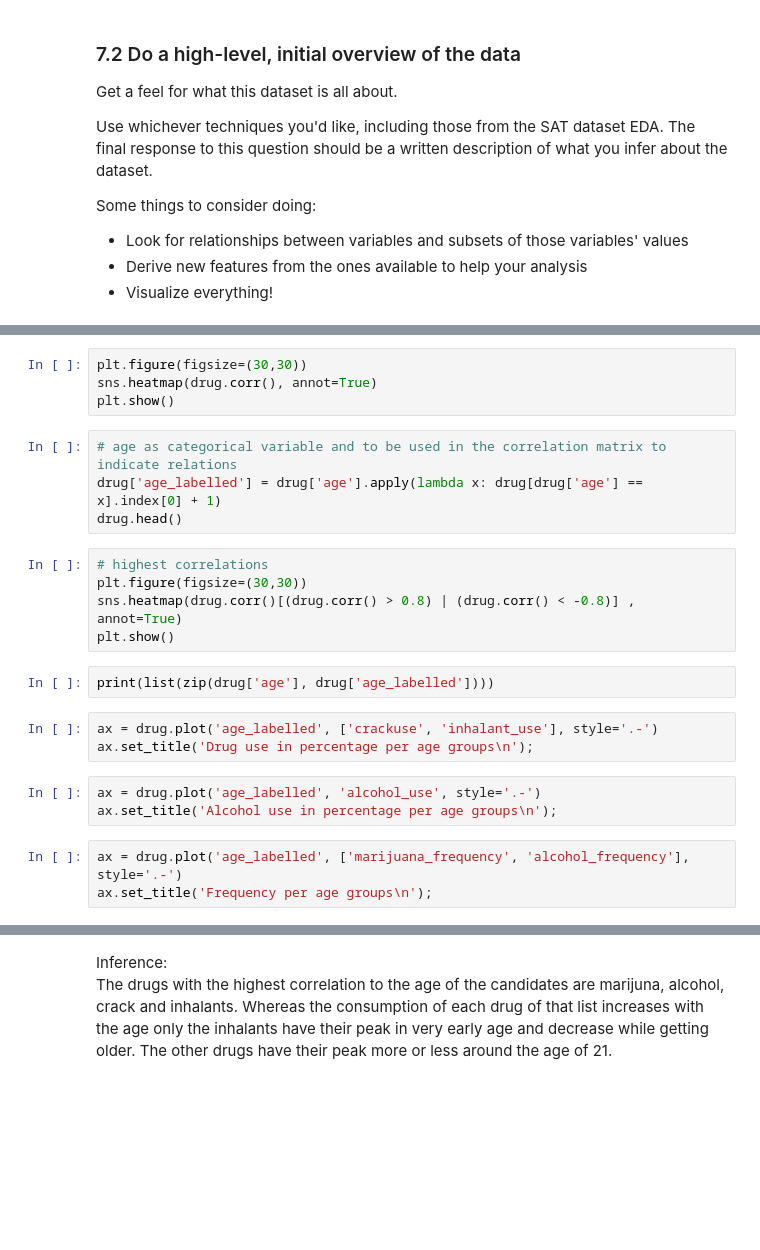
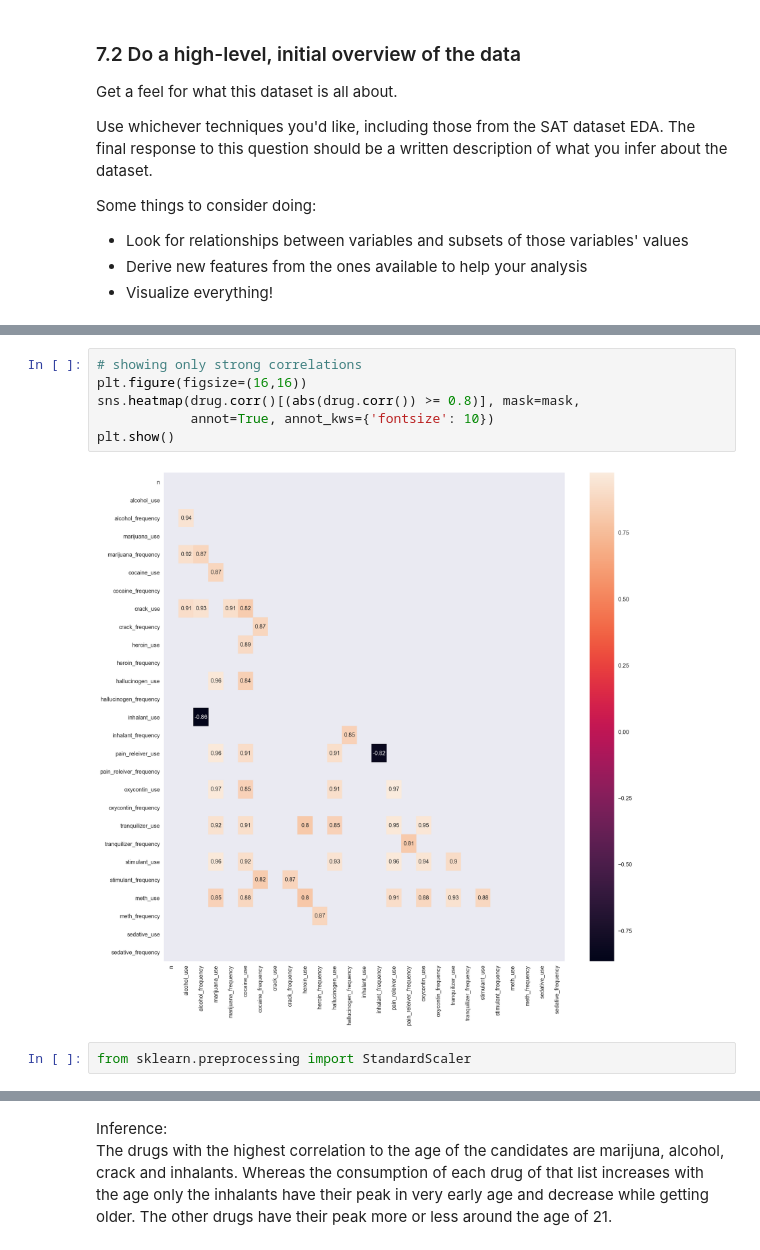
Before and after one commit to androi7/ds-mini-projects, a Jupyter notebook: EDA/project-2.ipynb, the cells around one changed output, grey strips where cells are left out. Saved outputs shown, nothing was run; the diff lists cells and outputs as text; blank space fills up the shorter version.

```diff
--- a/EDA/project-2.ipynb
+++ b/EDA/project-2.ipynb
@@ -504,24 +925,10 @@ Some things to consider doing:
 # %%
-plt.figure(figsize=(30,30))
-sns.heatmap(drug.corr(), annot=True)
+# showing only strong correlations
+plt.figure(figsize=(16,16))
+sns.heatmap(drug.corr()[(abs(drug.corr()) >= 0.8)], mask=mask,
+            annot=True, annot_kws={'fontsize': 10})
 plt.show()
+# %% [output]
+[figure, added]
-# %%
-# age as categorical variable and to be used in the correlation matrix to indicate relations
-drug['age_labelled'] = drug['age'].apply(lambda x: drug[drug['age'] == x].index[0] + 1)
-drug.head()
-# %%
-# highest correlations
-plt.figure(figsize=(30,30))
-sns.heatmap(drug.corr()[(drug.corr() > 0.8) | (drug.corr() < -0.8)] , annot=True)
-plt.show()
-# %%
-print(list(zip(drug['age'], drug['age_labelled'])))
-# %%
-ax = drug.plot('age_labelled', ['crackuse', 'inhalant_use'], style='.-')
-ax.set_title('Drug use in percentage per age groups\n');
-# %%
-ax = drug.plot('age_labelled', 'alcohol_use', style='.-')
-ax.set_title('Alcohol use in percentage per age groups\n');
-# %%
-ax = drug.plot('age_labelled', ['marijuana_frequency', 'alcohol_frequency'], style='.-')
-ax.set_title('Frequency per age groups\n');
+# %%
+from sklearn.preprocessing import StandardScaler
```
Also changed, not shown: parts of 90 cells of this notebook.
